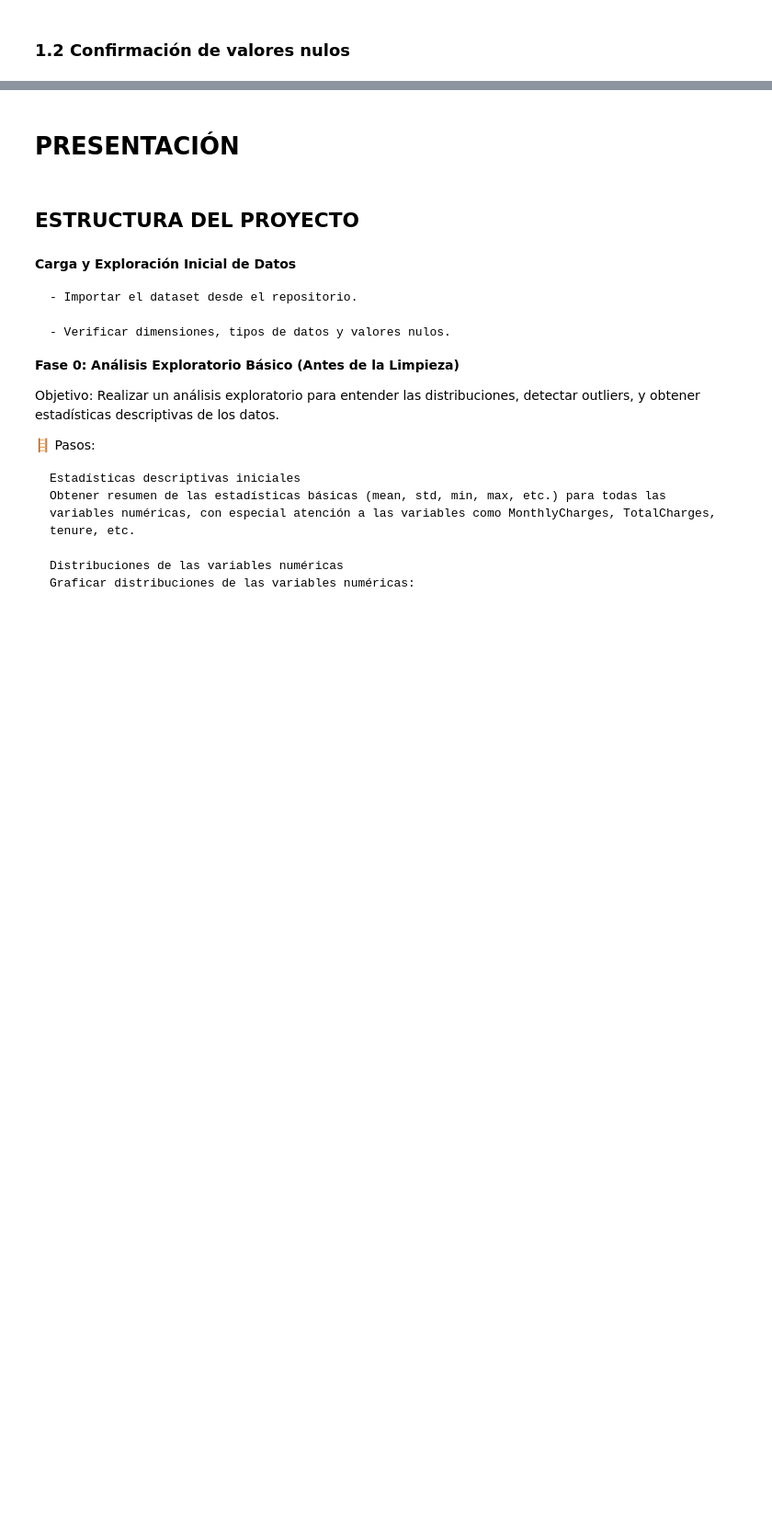
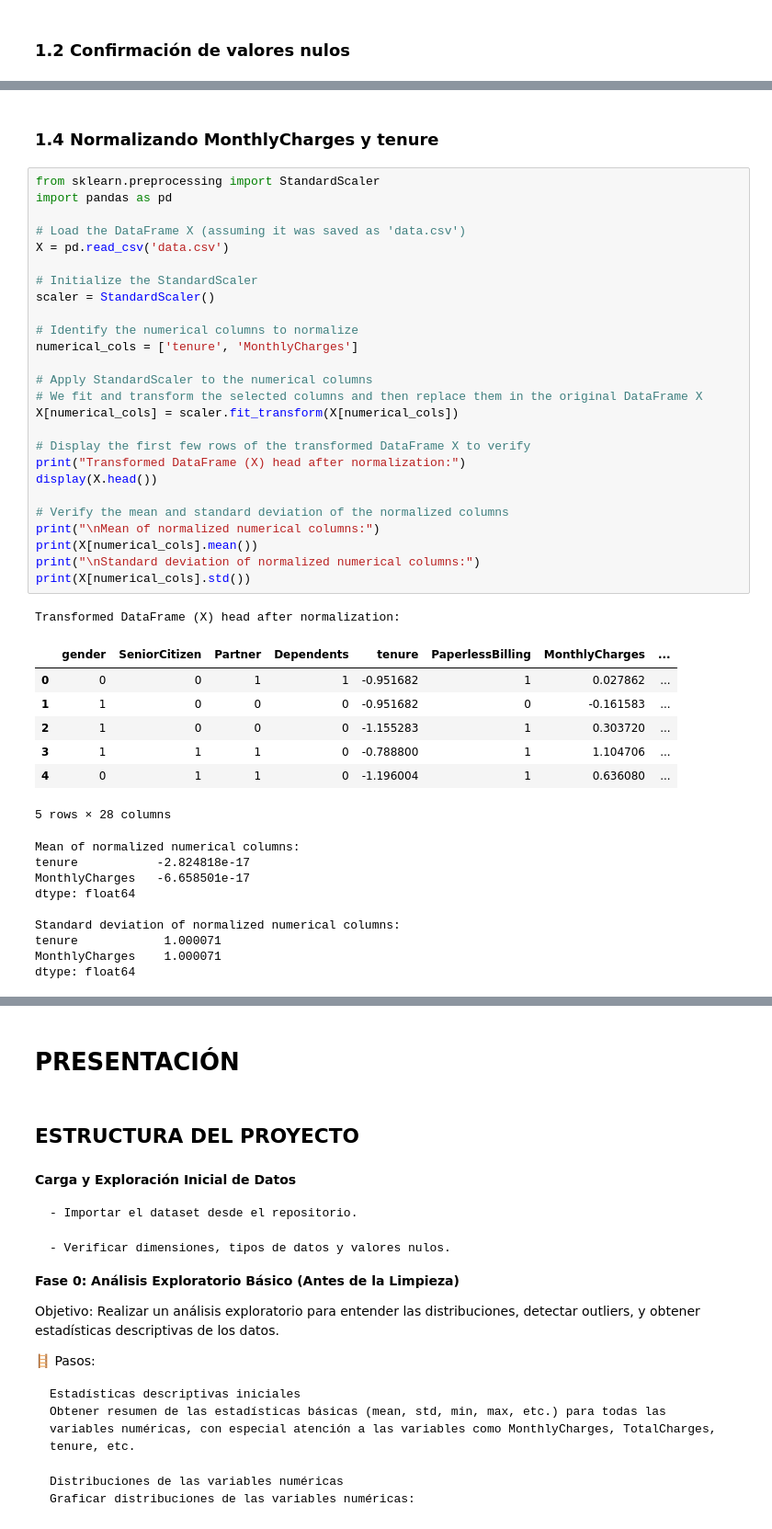
Before and after one commit to mauloredo/Challenge_Telecom_X2, a Jupyter notebook: x2.ipynb, the cells around one changed output, grey strips where cells are left out. Shown: that part at 92% size. Saved outputs shown, nothing was run; the diff lists cells and outputs as text; blank space fills up the shorter version.

```diff
--- a/x2.ipynb
+++ b/x2.ipynb
@@ -878,0 +1116,46 @@ Variables con 3 o más categorías (one-hot encoding):
+# %% [markdown]
+### 1.4 Normalizando MonthlyCharges y tenure
+# %%
+from sklearn.preprocessing import StandardScaler
+import pandas as pd
+
+# Load the DataFrame X (assuming it was saved as 'data.csv')
+X = pd.read_csv('data.csv')
+
+# Initialize the StandardScaler
+scaler = StandardScaler()
+
+# Identify the numerical columns to normalize
+numerical_cols = ['tenure', 'MonthlyCharges']
+
+# Apply StandardScaler to the numerical columns
+# We fit and transform the selected columns and then replace them in the original DataFrame X
+X[numerical_cols] = scaler.fit_transform(X[numerical_cols])
+
+# Display the first few rows of the transformed DataFrame X to verify
+print("Transformed DataFrame (X) head after normalization:")
+display(X.head())
+
+# Verify the mean and standard deviation of the normalized columns
+print("\nMean of normalized numerical columns:")
+print(X[numerical_cols].mean())
+print("\nStandard deviation of normalized numerical columns:")
+print(X[numerical_cols].std())
+# %% [output]
+Transformed DataFrame (X) head after normalization:
+|  | gender | SeniorCitizen | Partner | Dependents | tenure | PaperlessBilling | MonthlyCharges | ... |
+| 0 | 0 | 0 | 1 | 1 | -0.951682 | 1 | 0.027862 | ... |
+| 1 | 1 | 0 | 0 | 0 | -0.951682 | 0 | -0.161583 | ... |
+| 2 | 1 | 0 | 0 | 0 | -1.155283 | 1 | 0.303720 | ... |
+| 3 | 1 | 1 | 1 | 0 | -0.788800 | 1 | 1.104706 | ... |
+| 4 | 0 | 1 | 1 | 0 | -1.196004 | 1 | 0.636080 | ... |
+5 rows × 28 columns
+Mean of normalized numerical columns:
+tenure           -2.824818e-17
+MonthlyCharges   -6.658501e-17
+dtype: float64
+
+Standard deviation of normalized numerical columns:
+tenure            1.000071
+MonthlyCharges    1.000071
+dtype: float64
```
Also changed, not shown: parts of 37 cells of this notebook.
